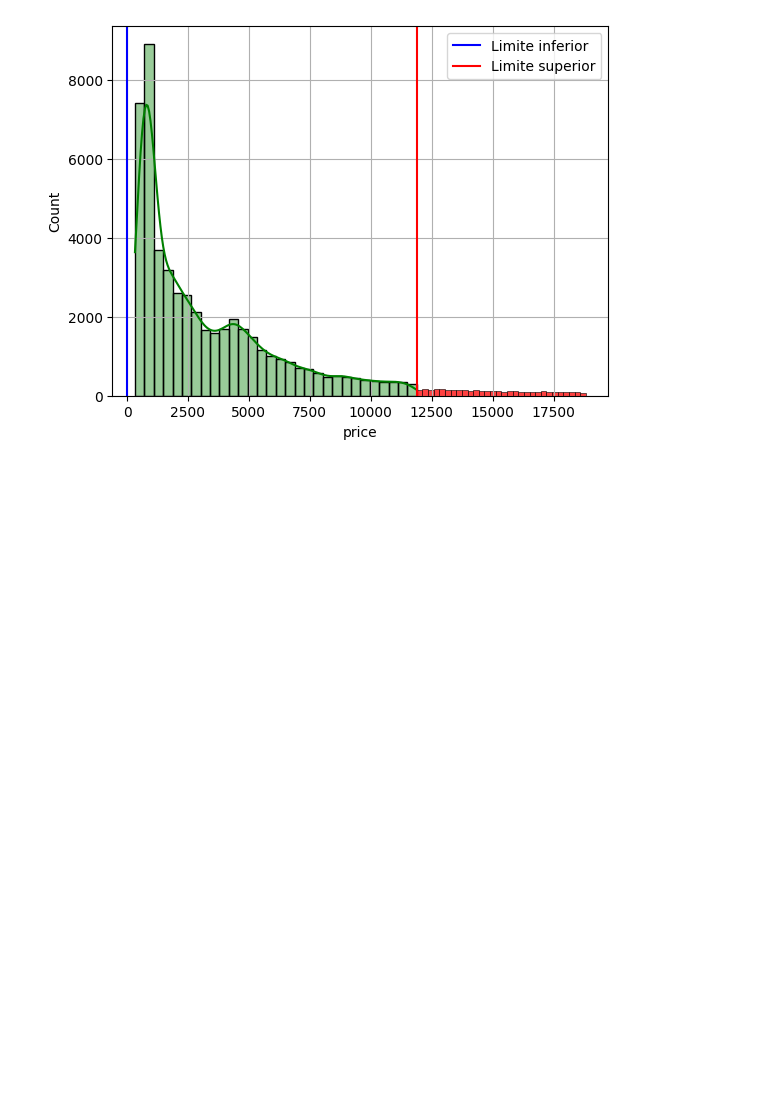
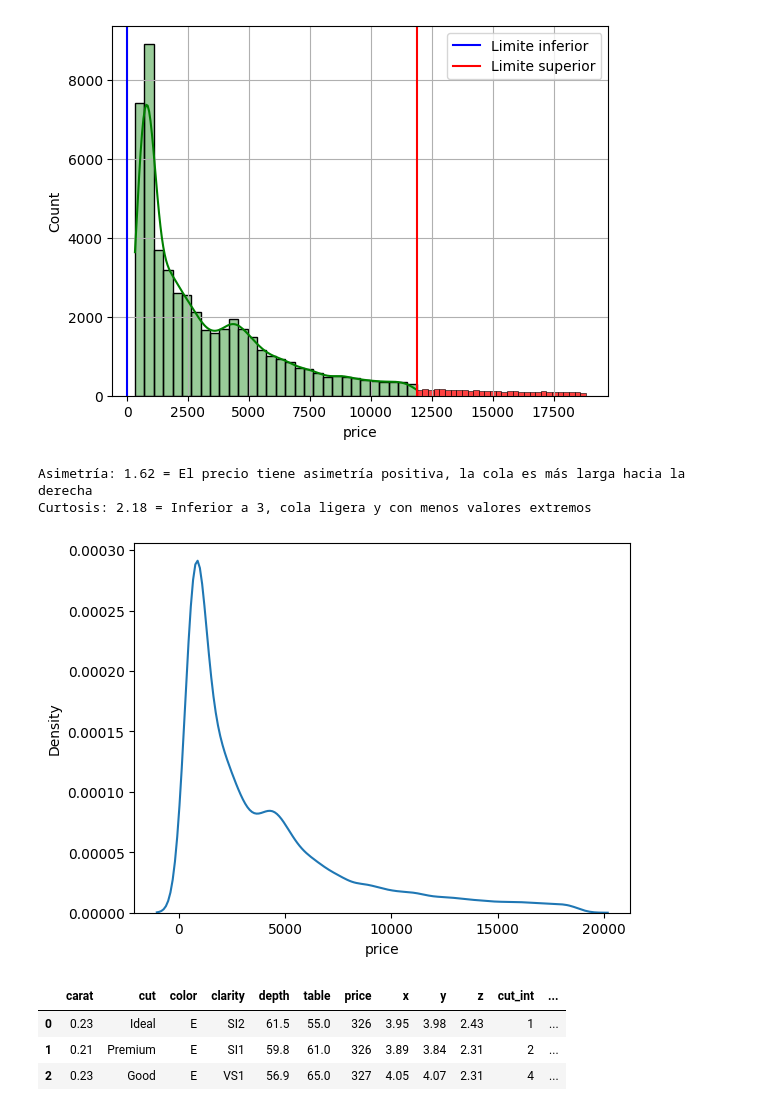
Before and after one commit to Noelia-MS/Ejercicios-Noelia, a Jupyter notebook: MOD03_Datascience/PROYECTO MOD03/m3_Noelia_Madrigal.ipynb, the cells around one changed output. Drawn from its saved outputs; the diff is of its cells as text; code cells hidden in the pictures; blank space fills up the shorter version.

```diff
--- a/MOD03_Datascience/PROYECTO MOD03/m3_Noelia_Madrigal.ipynb
+++ b/MOD03_Datascience/PROYECTO MOD03/m3_Noelia_Madrigal.ipynb
@@ -136,3 +136,19 @@ df.head(3)
 | 0 | 0.23 | Ideal | E | SI2 | 61.5 | 55.0 | 326 | 3.95 | 3.98 | 2.43 | 1 | ... |
 | 1 | 0.21 | Premium | E | SI1 | 59.8 | 61.0 | 326 | 3.89 | 3.84 | 2.31 | 2 | ... |
 | 2 | 0.23 | Good | E | VS1 | 56.9 | 65.0 | 327 | 4.05 | 4.07 | 2.31 | 4 | ... |
+# %%
+## 2. Crear una columna price_discount usando apply a partir de la columna price(con lambda o def):
+# price < 1000 and cut == 'Ideal' entonces 10 % descuent
+# 1000 <= price <= 5000 and cut == 'Premium' entonces 15 % descuento
+# si no entra en las condiciones sin descuento, devolver el precio original
+
+def discount (df):
+    if df["price"] < 1000 and df["cut"] == "Ideal":
+        return df["price"] - df["price"] *0.10
+    elif 1000 <= df["price"] <= 5000 and df["cut"] == "Premium":
+        return df["price"] - df["price"] * 0.15
+    else:
+        return df["price"]
+# %%
+df["price_discount"] = df.apply(discount, axis=1)
+df.head()
@@ -260,4 +285,20 @@ plt.legend();
+# %%
+# Coeficiente de asimetría y curtosis del precio.
+print(f"Asimetría: {df["price"].skew().round(2)} = El precio tiene asimetría positiva, la cola es más larga hacia la derecha")
+print(f"Curtosis: {df["price"].kurtosis().round(2)} = Inferior a 3, cola ligera y con menos valores extremos")
+
+sns.kdeplot(df, x= "price");
+# %% [output]
+Asimetría: 1.62 = El precio tiene asimetría positiva, la cola es más larga hacia la derecha
+Curtosis: 2.18 = Inferior a 3, cola ligera y con menos valores extremos
+[figure, added]
 # %%
-## 2 asimetría, curtosis y transformar datos con logaritmo o raíz cuadrada, aplicar sobre precio, visualizar el histograma y/o boxplot por tipo de corte.
-# Opcional ajustar la escala.
-# (noelia: boxplot 09.plotly) columna precio histograma antes y después o boxplot por cut.
+# Transformar datos con logaritmo o raíz cuadrada, aplicar sobre precio, visualizar el histograma y/o boxplot por tipo de corte.
+df_filtrada = df_sin_outliers.copy()
+df_filtrada["price_log"] = df_filtrada["price"].apply(np.log)
+df_filtrada.head(3)
+# %% [output]
+|  | carat | cut | color | clarity | depth | table | price | x | y | z | cut_int | ... |
+| 0 | 0.23 | Ideal | E | SI2 | 61.5 | 55.0 | 326 | 3.95 | 3.98 | 2.43 | 1 | ... |
+| 1 | 0.21 | Premium | E | SI1 | 59.8 | 61.0 | 326 | 3.89 | 3.84 | 2.31 | 2 | ... |
+| 2 | 0.23 | Good | E | VS1 | 56.9 | 65.0 | 327 | 4.05 | 4.07 | 2.31 | 4 | ... |
```
Also changed, not shown: parts of 21 cells of this notebook, 1 other file.
